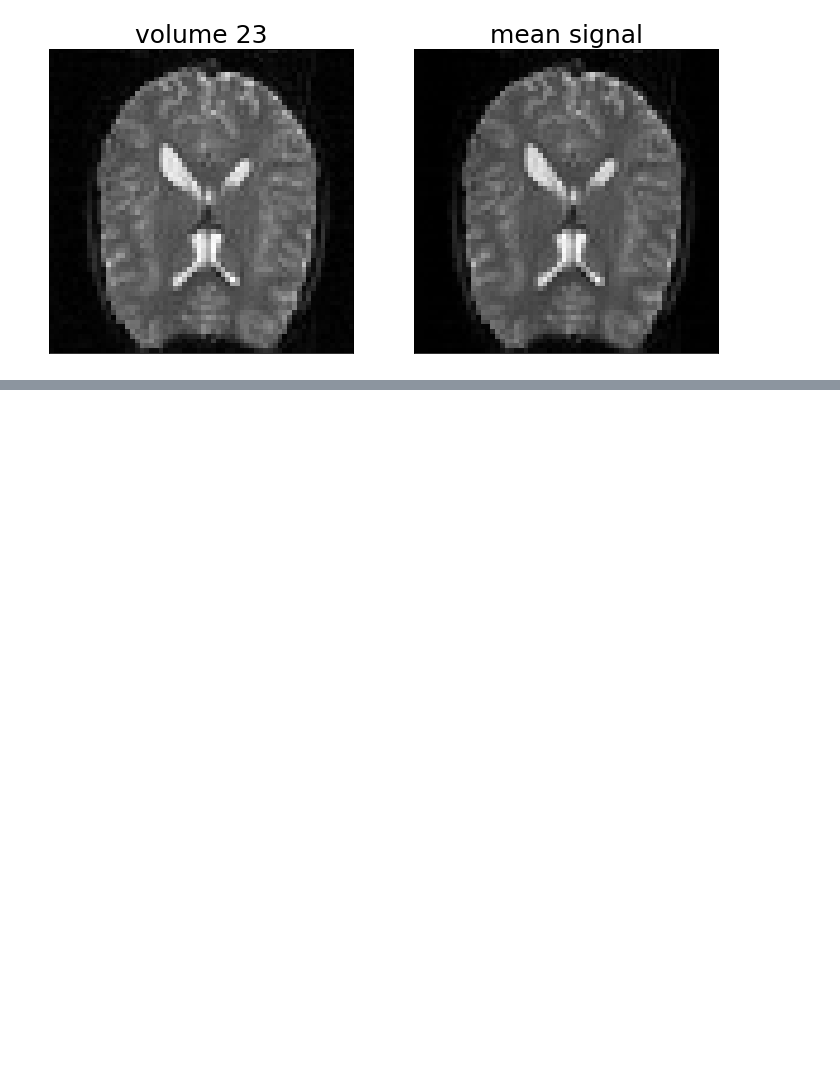
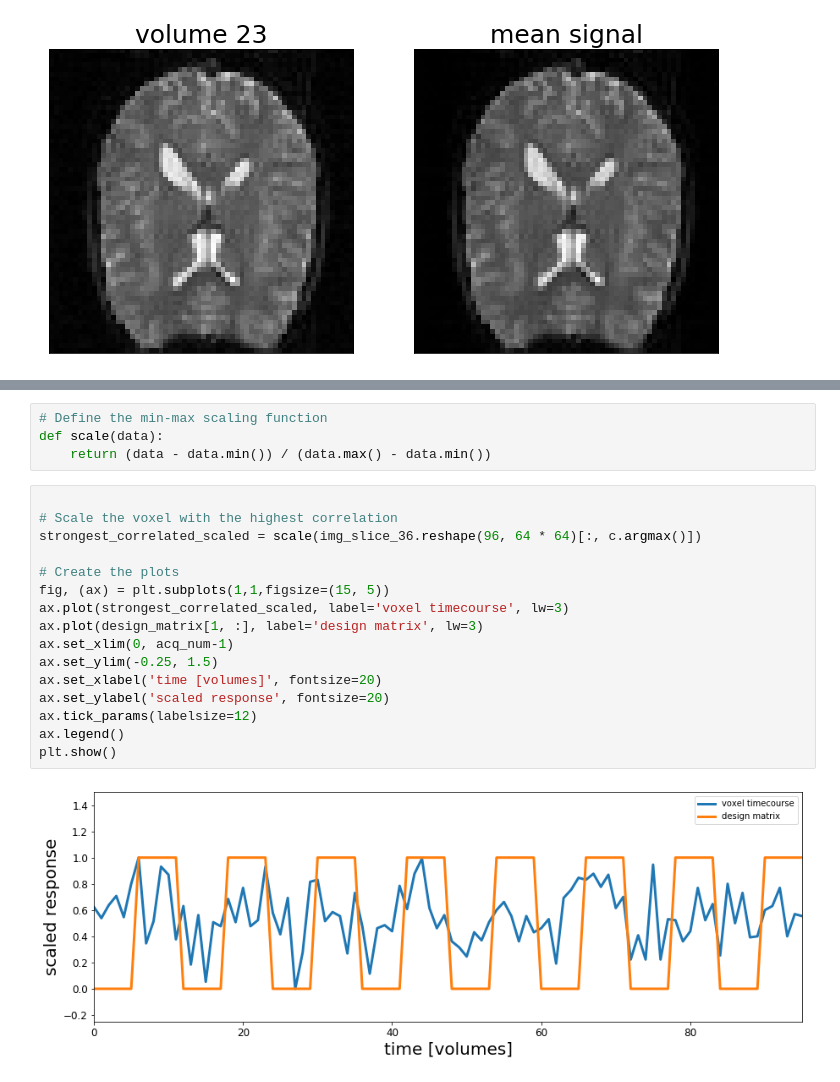
Before and after one commit to superyang713/MRI_analysis, a Jupyter notebook: analysis.ipynb, the cells around one changed output, grey strips where cells are left out. Saved outputs shown, nothing was run; the diff lists cells and outputs as text; blank space fills up the shorter version.

```diff
--- a/analysis.ipynb
+++ b/analysis.ipynb
@@ -219,0 +235,22 @@ array([ 994., 1009., 1012., 1011.,  937., 1032.,  984.,  977.,  981.,
+# %%
+# Define the min-max scaling function
+def scale(data):
+    return (data - data.min()) / (data.max() - data.min())
+# %%
+
+# Scale the voxel with the highest correlation
+strongest_correlated_scaled = scale(img_slice_36.reshape(96, 64 * 64)[:, c.argmax()])
+
+# Create the plots
+fig, (ax) = plt.subplots(1,1,figsize=(15, 5))
+ax.plot(strongest_correlated_scaled, label='voxel timecourse', lw=3)
+ax.plot(design_matrix[1, :], label='design matrix', lw=3)
+ax.set_xlim(0, acq_num-1)
+ax.set_ylim(-0.25, 1.5)
+ax.set_xlabel('time [volumes]', fontsize=20)
+ax.set_ylabel('scaled response', fontsize=20)
+ax.tick_params(labelsize=12)
+ax.legend()
+plt.show()
+# %% [output]
+[figure, added]
```
Also changed, not shown: parts of 7 cells of this notebook.
